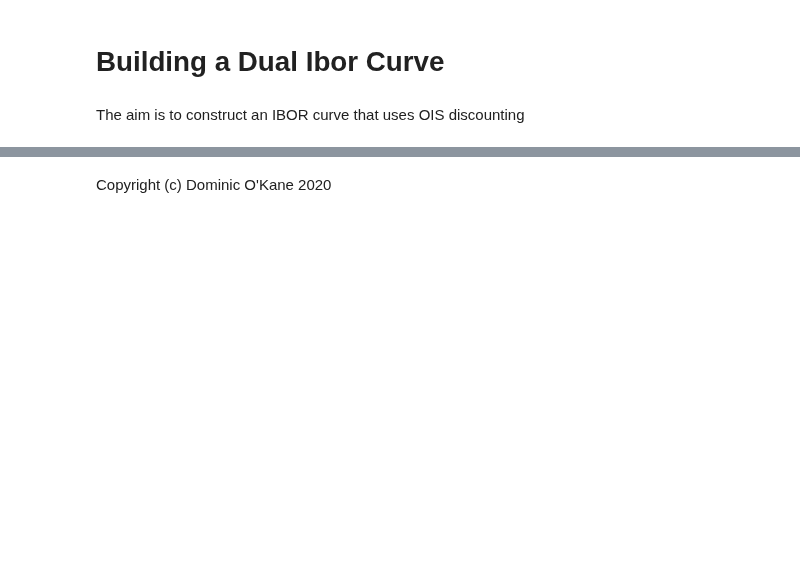
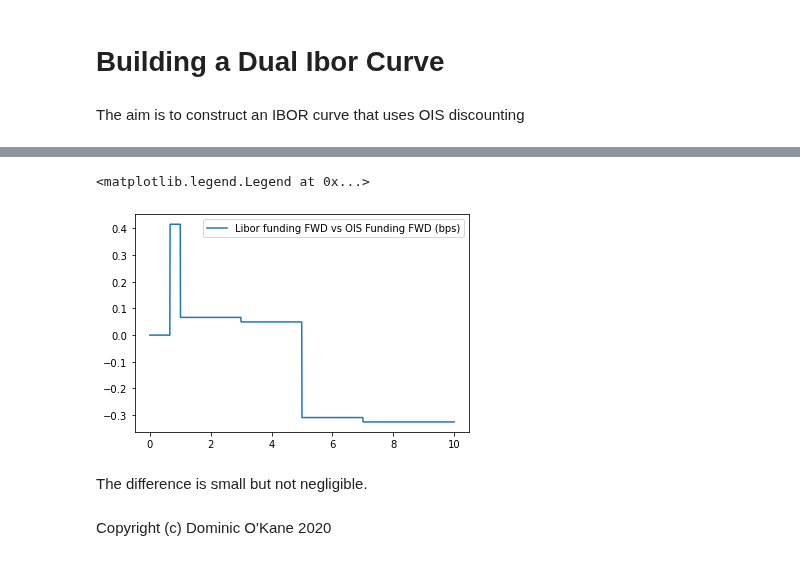
Before and after one commit to domokane/FinancePy, a Jupyter notebook: notebooks/LIBOR_FINIBORDUALCURVE_BuildingASimpleDualIborCurve.ipynb, the cells around one changed output, grey strips where cells are left out. Saved outputs shown, nothing was run; the diff lists cells and outputs as text; code cells hidden in the pictures; blank space fills up the shorter version.

```diff
--- a/notebooks/LIBOR_FINIBORDUALCURVE_BuildingASimpleDualIborCurve.ipynb
+++ b/notebooks/LIBOR_FINIBORDUALCURVE_BuildingASimpleDualIborCurve.ipynb
@@ -67,2 +202,11 @@ DEPOSIT:
+# %%
+diff = (indexCurveFwds - singleCurveFwds)*10000
+plt.plot(years, diff, label="Libor funding FWD vs OIS Funding FWD (bps)")
+plt.legend()
+# %% [output]
+<matplotlib.legend.Legend at 0x...>
+[figure, added]
+# %% [markdown]
+The difference is small but not negligible.
 # %% [markdown]
 Copyright (c) Dominic O'Kane 2020
```
Also changed, not shown: parts of 30 cells of this notebook, 26 other files.
